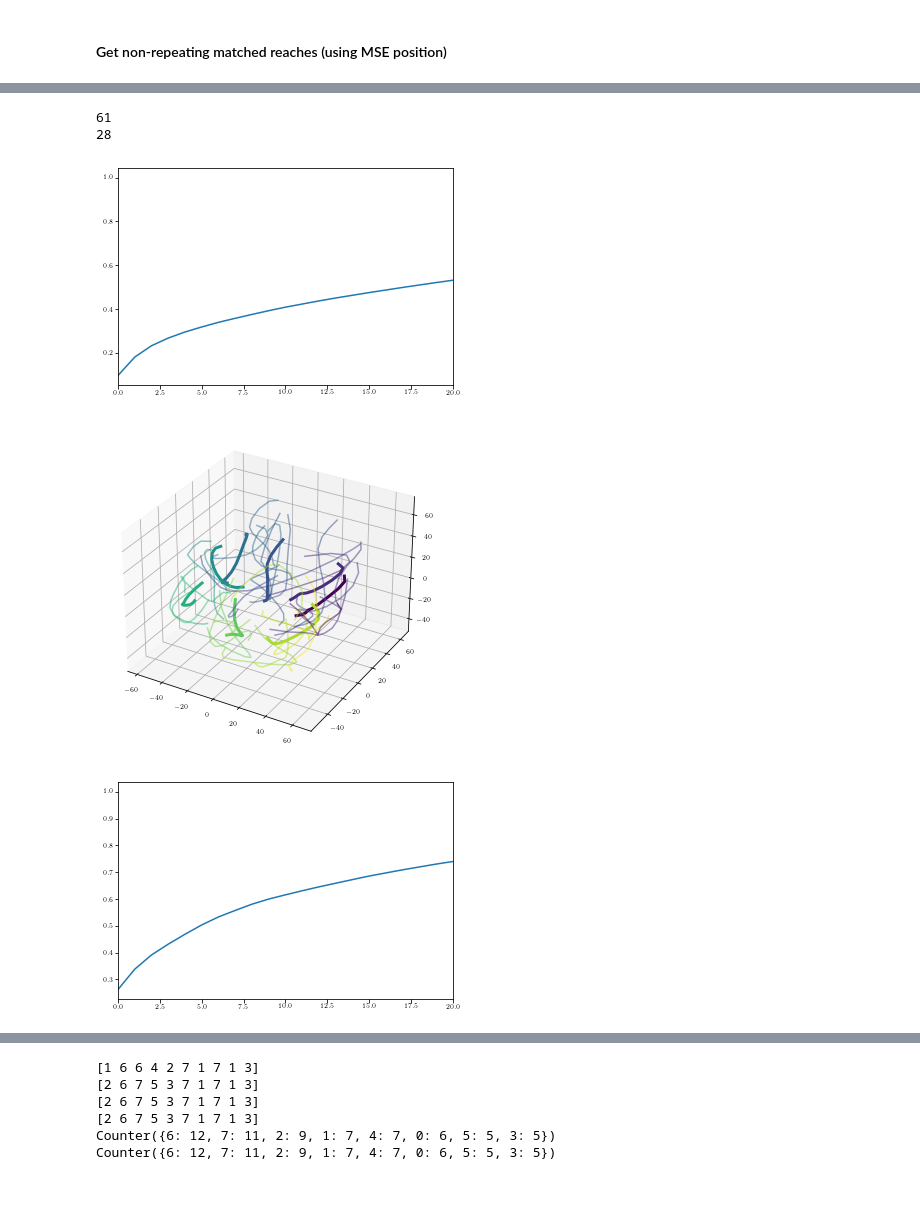
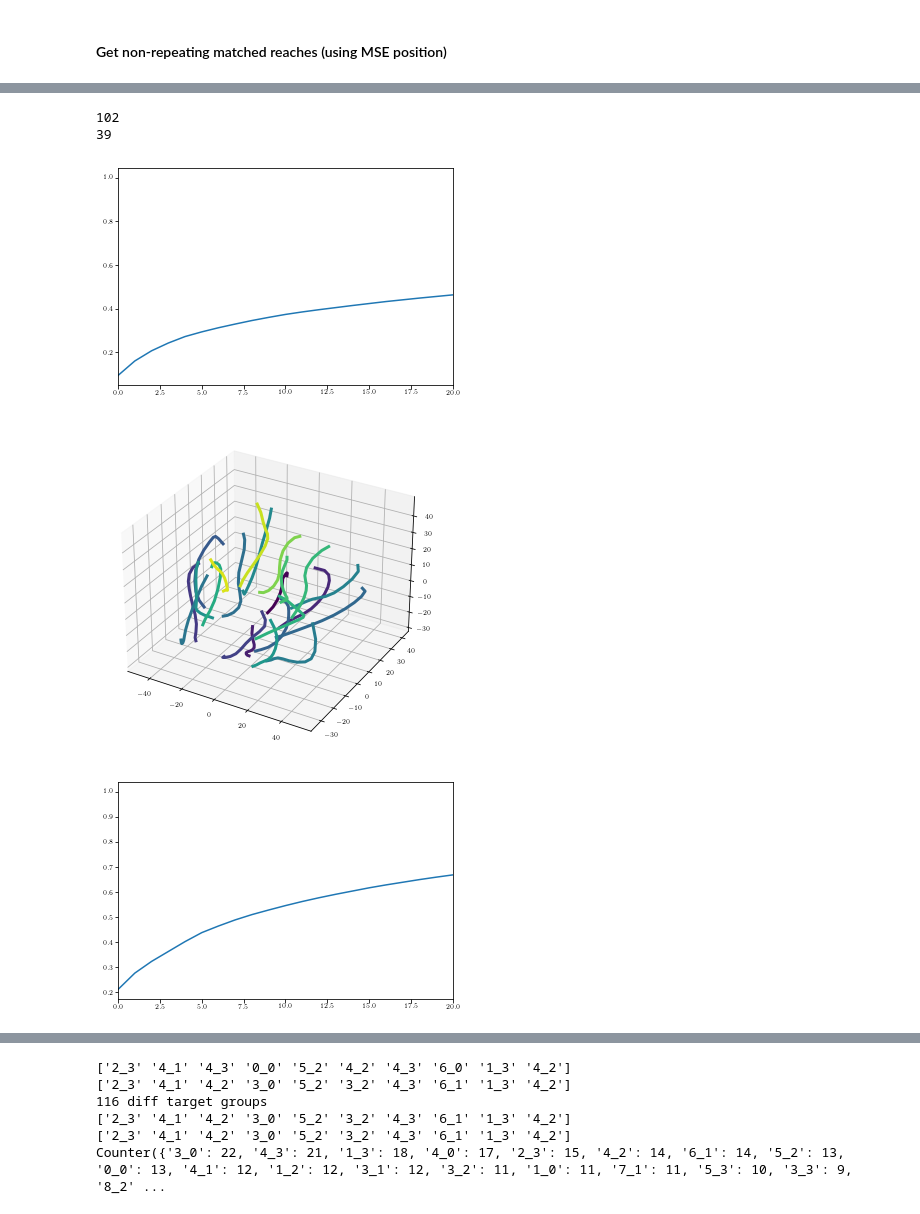
Before and after one commit to AtMostafa/multi-animal-alignment, a Jupyter notebook: random_walk/match_data.ipynb, the cells around one changed output, grey strips where cells are left out. Saved outputs shown, nothing was run; the diff lists cells and outputs as text; code cells hidden in the pictures.

```diff
--- a/random_walk/match_data.ipynb
+++ b/random_walk/match_data.ipynb
@@ -83,7 +83,7 @@ def get_full_random_walk_data():
         df_['reach_id'] = range(len(df_))
 
         #subset center-out trials
-        df_ = df_[df_.dist_start_center < defs.subset_radius]
+        df_ = df_[df_.center_dist < defs.subset_radius]
         df_ = df_.reset_index()
 
         #execution epoch
@@ -132,16 +158,21 @@ allDFs_MCx[ref_i]
 # %% [markdown]
 #### Plot reaches for datasets
 # %%
+import random_walk.defs as defs
+reload(defs)
+
 #plot centered reaches for each dataset
-colors = utility.get_colors(defs.n_target_groups)
+target_groups = defs.target_groups
+colors = utility.get_colors(len(target_groups))
 fig, axs = plt.subplots(ncols=2)
 for j, df_ in enumerate([df1,df2]):
     for i in range(len(df_)):
         pos = df_.pos_centered.values[i]
         targets = df_.target_centered.values[i]
         target_group = df_.target_group.values[i]
-        axs[j].plot(*pos[:].T, c=colors[target_group])
-        axs[j].scatter(*targets[:].T, s = 10, c=colors[target_group])
+        color_idx = np.where(target_groups == target_group)[0][0]
+        axs[j].plot(*pos[:].T, c=colors[color_idx])
+        axs[j].scatter(*targets[:].T, s = 10, c=colors[color_idx])
     axs[j].set_aspect(1)
     axs[j].set_xlim([-10,10])
     axs[j].set_ylim([-10,10])
@@ -292,15 +451,24 @@ plt.ylim([-10,10])
 # %%
 #set target ids
+print(len(df1_subset), len(df2_subset))
 print(df1_subset.target_group.values[:10])
 print(df2_subset.target_group.values[:10])
 
-df1_subset.target_group = df2_subset.target_group.values #TODO: fix and redefine this
+df1_subset.target_group = df2_subset.target_group.values
 df1_subset['target_id'] = df1_subset.target_group.values
 df2_subset['target_id'] = df2_subset.target_group.values
 
 print(df1_subset.target_group.values[:10])
 print(df2_subset.target_group.values[:10])
 
-print(collections.Counter(df1_subset.target_group))
-print(collections.Counter(df2_subset.target_group))
+count1 = pd.DataFrame.from_dict(Counter(df1_subset.target_group), orient='index').reset_index()
+count2 = pd.DataFrame.from_dict(Counter(df2_subset.target_group), orient='index').reset_index()
+counts = pd.merge(count1,count2,how='outer', on='index')
+counts = counts.rename(columns={"index":"target_group", '0_x': 'counts1', '0_y': 'counts2'})
+counts = counts[(counts.counts1>=6)&(counts.counts2>=6)].reset_index()
+subset_target_groups = counts.target_group.values
+
+df1_subset = df1_subset[df1_subset.target_group.isin(subset_target_groups)]
+df2_subset = df2_subset[df2_subset.target_group.isin(subset_target_groups)]
+counts
 # %% [output]
@@ -313,39 +497,41 @@ Counter({6: 12, 7: 11, 2: 9, 1: 7, 4: 7, 0: 6, 5: 5, 3: 5})
 # %%
 # %matplotlib widget
 %matplotlib inline
 cmap = plt.get_cmap('viridis')
 norm = plt.Normalize(0, 360)
 for df_ in [df1_subset,df2_subset]:
     #check dimensionality
     model = pyal.fit_dim_reduce_model(df_, PCA(), 'MCx_rates')
     dim = (np.nonzero((np.cumsum(model.explained_variance_ratio_) > 0.8))[0][0])
     print(dim)
     df_ = pyal.dim_reduce(df_, PCA(10), 'MCx_rates', '_pca')
 
     plt.figure()
     plt.plot(np.cumsum(model.explained_variance_ratio_))
     plt.xlim([0,20])
 
     # plot PCA
-    colors = utility.get_colors(defs.n_target_groups, 'viridis')
+    colors = utility.get_colors(len(defs.target_groups), 'viridis')
     fig = plt.figure(figsize = (6,6))
     ax = fig.add_subplot(projection = '3d')
 
-    for tar in range(defs.n_target_groups):
+    for tar in defs.target_groups:
         df__ = pyal.select_trials(df_, df_.target_group==tar)
+        if len(df__)==0: continue
         ex = pyal.get_sig_by_trial(df__,'_pca')
         ex = np.mean(ex, axis=2)[:,:3]
-        ax.plot(ex[:,0],ex[:,1],ex[:,2],color=colors[tar],lw=3)
+        color_idx = np.where(target_groups == tar)[0][0]
+        ax.plot(ex[:,0],ex[:,1],ex[:,2],color=colors[color_idx],lw=3)
         # ax.view_init(60,-47)
 
     # for i in range(len(df_)):
-    for i in range(30):
-        pca = df_._pca.values[i]
-        angle = df_.target_angle.values[i]
-        ax.plot(pca[:,0],pca[:,1],pca[:,2],c=cmap(norm(angle)), alpha=0.5)
+    # for i in range(30):
+    #     pca = df_._pca.values[i]
+    #     angle = df_.target_angle.values[i]
+    #     ax.plot(pca[:,0],pca[:,1],pca[:,2],c=cmap(norm(angle)), alpha=0.5)
 # %% [output]
-61
-28
+102
+39
-[figure, old version]
+[figure, new version]
-[figure, old version]
+[figure, new version]
-[figure, old version]
+[figure, new version]
@@ -358,6 +544,7 @@ df2_ = pd.DataFrame({'reach_id':df2_subset.reach_id}).merge(allDFs_MCx[ex_i])
 print(df1_.target_group.values[:10])
 print(df2_.target_group.values[:10])
 
+print(len(df1_) - (df1_.target_group.values == df2_.target_group.values).sum(), 'diff target groups')
 df1_.target_group = df2_.target_group.values #TODO: fix and redefine this
 df1_['target_id'] = df1_.target_group.values
 df2_['target_id'] = df2_.target_group.values
@@ -365,13 +552,12 @@ df2_['target_id'] = df2_.target_group.values
 print(df1_.target_group.values[:10])
 print(df2_.target_group.values[:10])
 
-print(collections.Counter(df1_.target_group))
-print(collections.Counter(df2_.target_group))
+print(Counter(df1_.target_group))
 # %% [output]
-[1 6 6 4 2 7 1 7 1 3]
-[2 6 7 5 3 7 1 7 1 3]
-[2 6 7 5 3 7 1 7 1 3]
-[2 6 7 5 3 7 1 7 1 3]
-Counter({6: 12, 7: 11, 2: 9, 1: 7, 4: 7, 0: 6, 5: 5, 3: 5})
-Counter({6: 12, 7: 11, 2: 9, 1: 7, 4: 7, 0: 6, 5: 5, 3: 5})
+['2_3' '4_1' '4_3' '0_0' '5_2' '4_2' '4_3' '6_0' '1_3' '4_2']
+['2_3' '4_1' '4_2' '3_0' '5_2' '3_2' '4_3' '6_1' '1_3' '4_2']
+116 diff target groups
+['2_3' '4_1' '4_2' '3_0' '5_2' '3_2' '4_3' '6_1' '1_3' '4_2']
+['2_3' '4_1' '4_2' '3_0' '5_2' '3_2' '4_3' '6_1' '1_3' '4_2']
+Counter({'3_0': 22, '4_3': 21, '1_3': 18, '4_0': 17, '2_3': 15, '4_2': 14, '6_1': 14, '5_2': 13, '0_0': 13, '4_1': 12, '1_2': 12, '3_1': 12, '3_2': 11, '1_0': 11, '7_1': 11, '5_3': 10, '3_3': 9, '8_2' ...
 # %%
```
Also changed, not shown: parts of 13 cells of this notebook, 3 other files.
